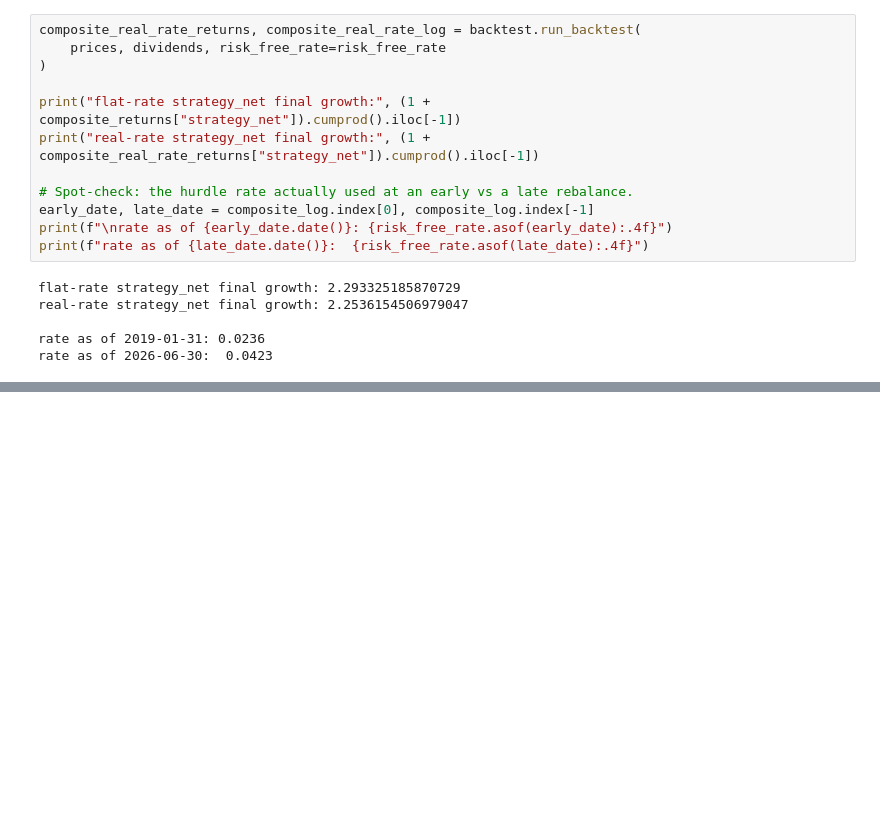
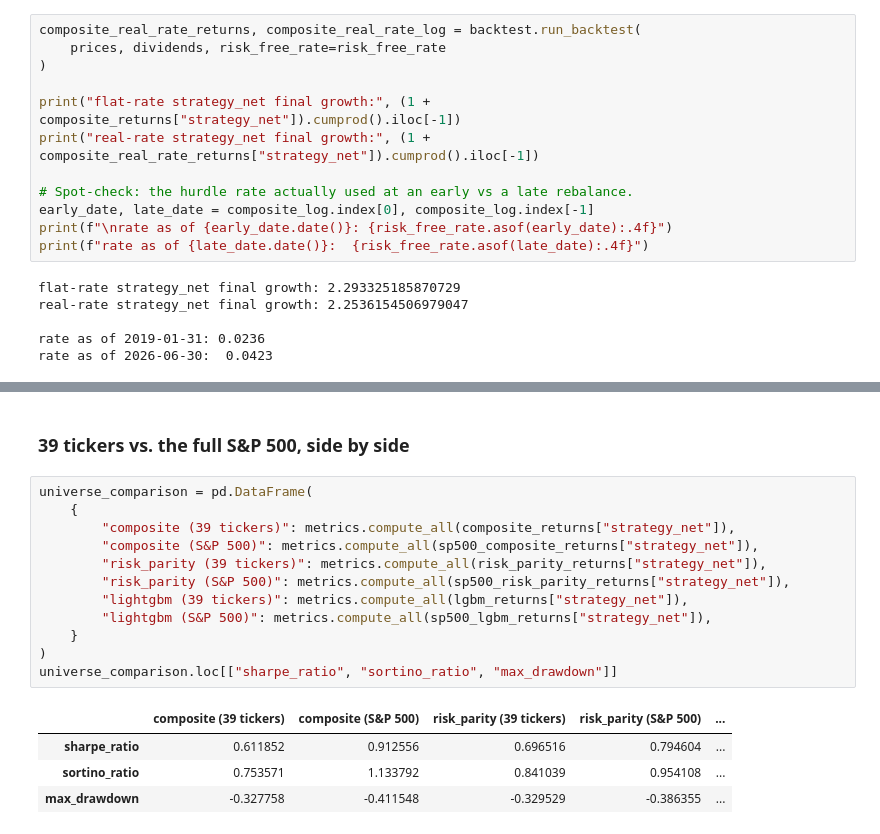
Before and after one commit to makdedic/portfolio-constructor, a Jupyter notebook: notebooks/03_pass2_exploration.ipynb, the cells around one changed output, grey strips where cells are left out. Saved outputs shown, nothing was run; the diff lists cells and outputs as text; blank space fills up the shorter version.

```diff
--- a/notebooks/03_pass2_exploration.ipynb
+++ b/notebooks/03_pass2_exploration.ipynb
@@ -581,0 +647,19 @@ rate as of 2026-06-30:  0.0423
+# %% [markdown]
+### 39 tickers vs. the full S&P 500, side by side
+# %%
+universe_comparison = pd.DataFrame(
+    {
+        "composite (39 tickers)": metrics.compute_all(composite_returns["strategy_net"]),
+        "composite (S&P 500)": metrics.compute_all(sp500_composite_returns["strategy_net"]),
+        "risk_parity (39 tickers)": metrics.compute_all(risk_parity_returns["strategy_net"]),
+        "risk_parity (S&P 500)": metrics.compute_all(sp500_risk_parity_returns["strategy_net"]),
+        "lightgbm (39 tickers)": metrics.compute_all(lgbm_returns["strategy_net"]),
+        "lightgbm (S&P 500)": metrics.compute_all(sp500_lgbm_returns["strategy_net"]),
+    }
+)
+universe_comparison.loc[["sharpe_ratio", "sortino_ratio", "max_drawdown"]]
+# %% [output]
+|  | composite (39 tickers) | composite (S&P 500) | risk_parity (39 tickers) | risk_parity (S&P 500) | ... |
+| sharpe_ratio | 0.611852 | 0.912556 | 0.696516 | 0.794604 | ... |
+| sortino_ratio | 0.753571 | 1.133792 | 0.841039 | 0.954108 | ... |
+| max_drawdown | -0.327758 | -0.411548 | -0.329529 | -0.386355 | ... |
```
Also changed, not shown: parts of 12 cells of this notebook.
